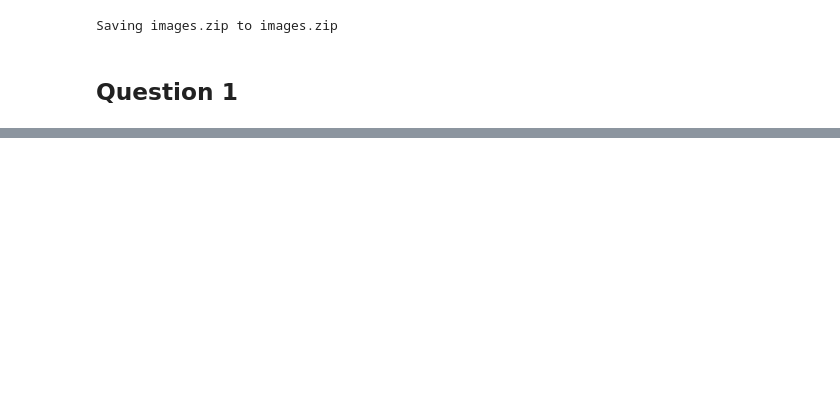
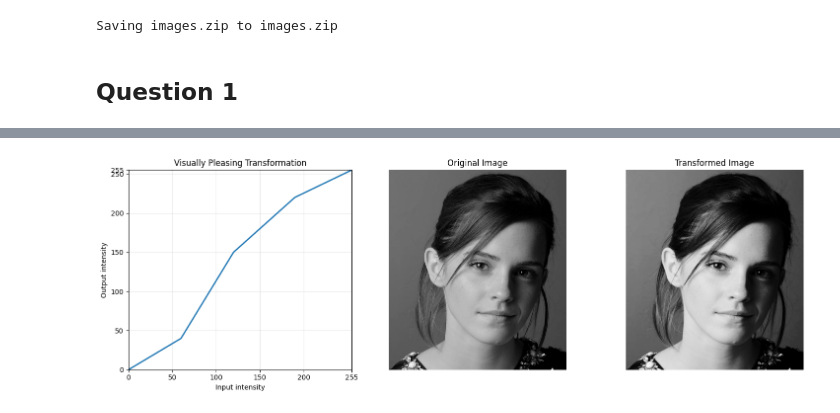
Before and after one commit to NethsanduKumarasinghe/EN3160_Assignment_01, a Jupyter notebook: EN3160_Assignment_01.ipynb, the cells around one changed output, grey strips where cells are left out. Saved outputs shown, nothing was run; the diff lists cells and outputs as text; code cells hidden in the pictures; blank space fills up the shorter version.

```diff
--- a/EN3160_Assignment_01.ipynb
+++ b/EN3160_Assignment_01.ipynb
@@ -92,0 +92,41 @@ plt.show()
+# %%
+breakpoints_pleasing = np.array([
+    [0, 0],
+    [60, 40],
+    [120, 150],
+    [190, 220],
+    [255, 255]
+])
+
+transformed_pleasing = intensity_transform(im, breakpoints_pleasing)
+
+x_plot = breakpoints_pleasing[:, 0]
+y_plot = breakpoints_pleasing[:, 1]
+
+plt.figure(figsize=(15, 5))
+
+plt.subplot(1, 3, 1)
+plt.plot(x_plot, y_plot, linewidth=2)
+plt.xlim(0, 255)
+plt.ylim(0, 255)
+plt.xticks([0, 50, 100, 150, 200, 255])
+plt.yticks([0, 50, 100, 150, 200, 250, 255])
+plt.xlabel("Input intensity")
+plt.ylabel("Output intensity")
+plt.title("Visually Pleasing Transformation")
+plt.grid(alpha=0.3)
+
+plt.subplot(1, 3, 2)
+plt.imshow(im, cmap="gray", vmin=0, vmax=255)
+plt.title("Original Image")
+plt.axis("off")
+
+plt.subplot(1, 3, 3)
+plt.imshow(transformed_pleasing, cmap="gray", vmin=0, vmax=255)
+plt.title("Transformed Image")
+plt.axis("off")
+
+plt.tight_layout()
+plt.show()
+# %% [output]
+[figure, added]
```
Also changed, not shown: parts of 1 cell of this notebook.
